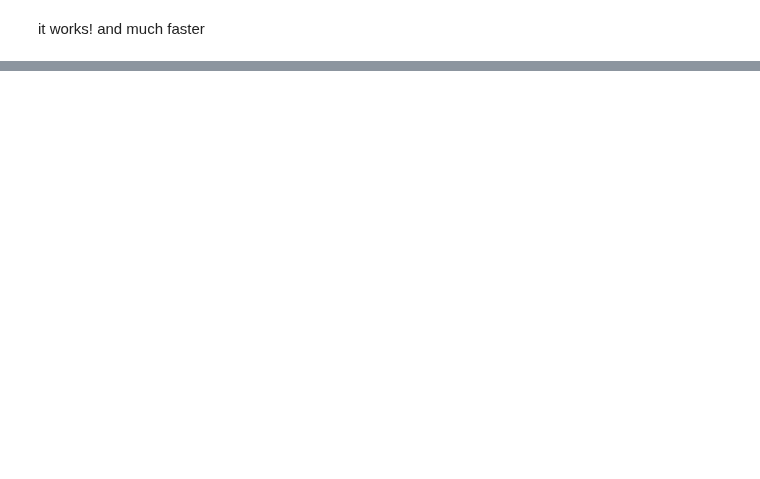
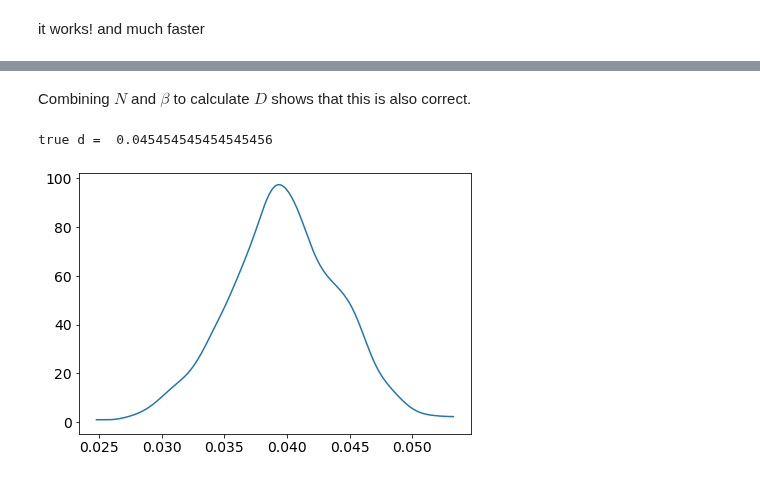
Before and after one commit to derekpowell/bayesian-sampler, a Jupyter notebook: bsampler-numpyro-sim.ipynb, the cells around one changed output, grey strips where cells are left out. Drawn from its saved outputs; the diff is of its cells as text; code cells hidden in the pictures; blank space fills up the shorter version.

```diff
--- a/bsampler-numpyro-sim.ipynb
+++ b/bsampler-numpyro-sim.ipynb
@@ -324,0 +210,14 @@ array([[<AxesSubplot:>, None],
+# %% [markdown]
+Combining $N$ and $\beta$ to calculate $D$ shows that this is also correct.
+# %%
+# can combine to form D
+beta_post = numpyro_data.posterior.beta
+N_post = numpyro_data.posterior.N
+
+d_post = beta_post/(N_post+2*beta_post)
+
+az.plot_dist(d_post)
+print("true d = ", .5/(10+1))
+# %% [output]
+true d =  0.045454545454545456
+[figure, added]
```
Also changed, not shown: parts of 26 cells of this notebook, 3 other files.
